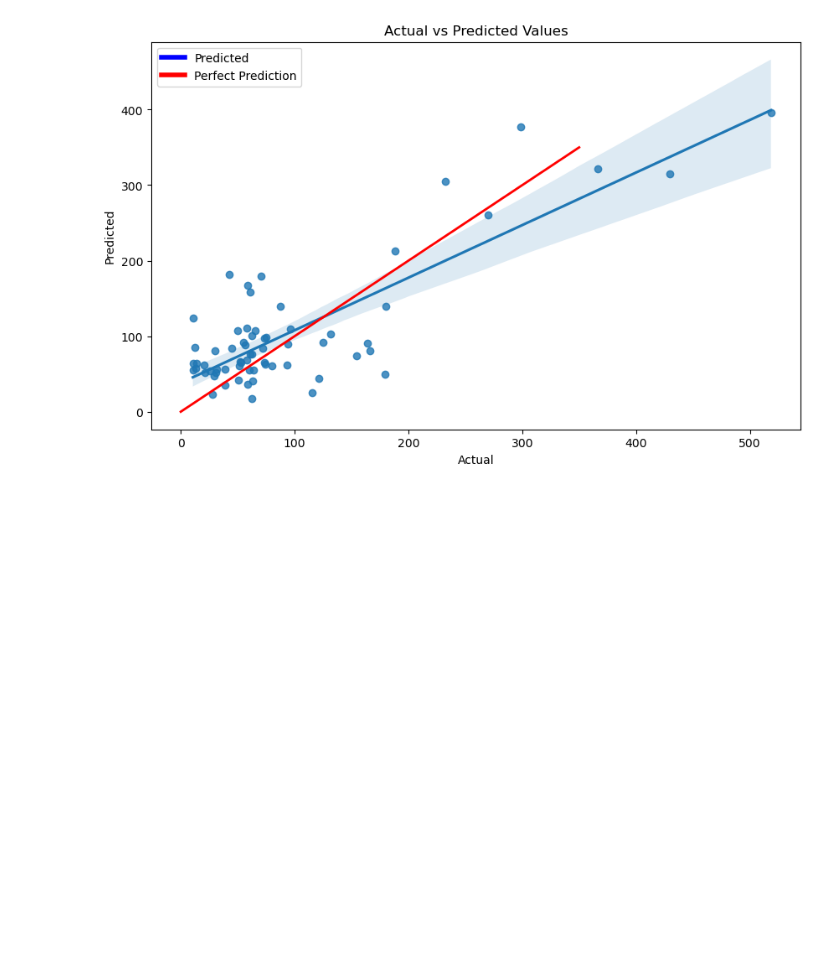
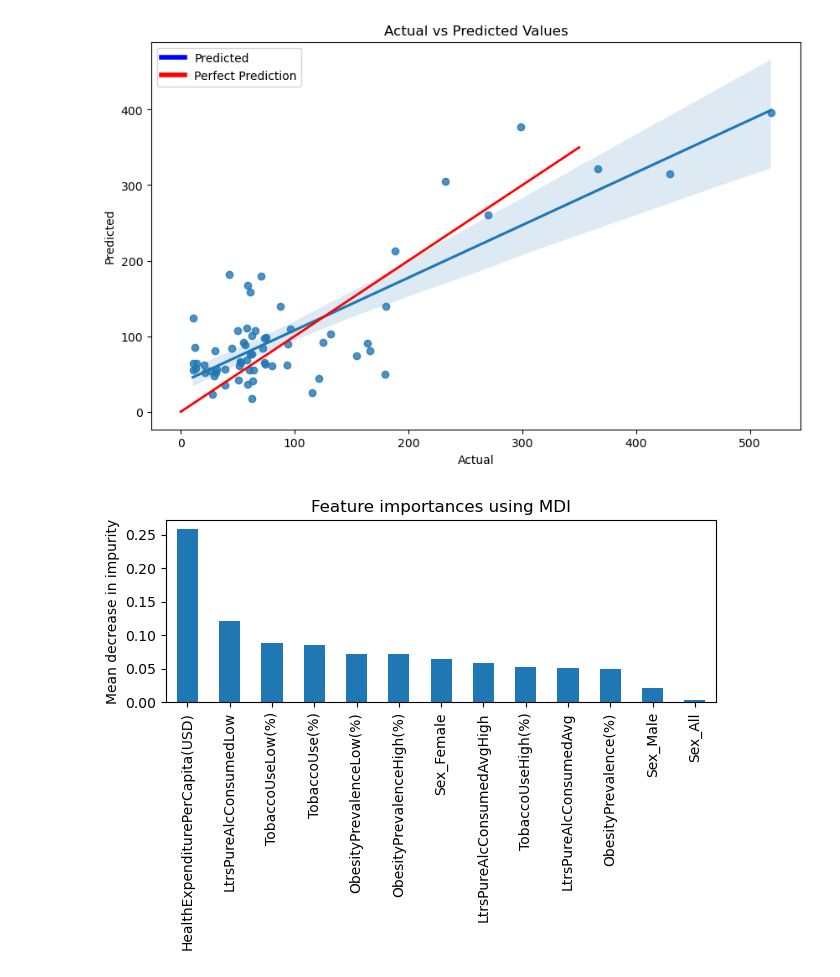
Before and after one commit to Dylanuripark/CS109-CardiovascularHealth, a Jupyter notebook: main.ipynb, the cells around one changed output. Cells and saved outputs as stored; diff of their text form; code cells hidden in the pictures; blank space fills up the shorter version.

```diff
--- a/main.ipynb
+++ b/main.ipynb
@@ -648,3 +648,13 @@ helpers.actualVsPredictedGraph(y_test, y_pred)
 {'estimator__ccp_alpha': 0.0, 'estimator__criterion': 'squared_error', 'estimator__max_depth': 6, 'estimator__max_features': None, 'estimator__max_leaf_nodes': None, 'estimator__min_impurity_decrease' ...
 r2 score:  0.6646734905221963
 [figure]
+# %%
+adaBoost_importances = pd.Series(adaBoost_model.feature_importances_, index=fullDf.drop(columns=['Cardiovascular Deaths per 100k']).columns).sort_values(ascending=False)
+
+fig, ax = plt.subplots()
+adaBoost_importances.plot.bar(ax=ax)
+ax.set_title("Feature importances using MDI")
+ax.set_ylabel("Mean decrease in impurity")
+fig.tight_layout()
+# %% [output]
+[figure, added]
```
